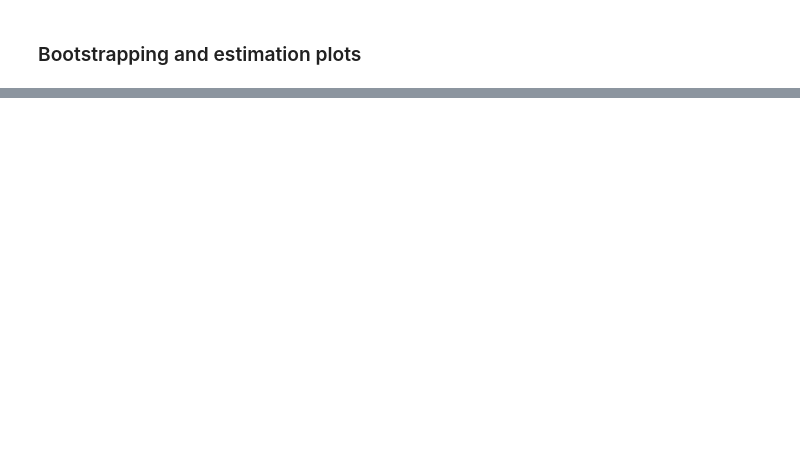
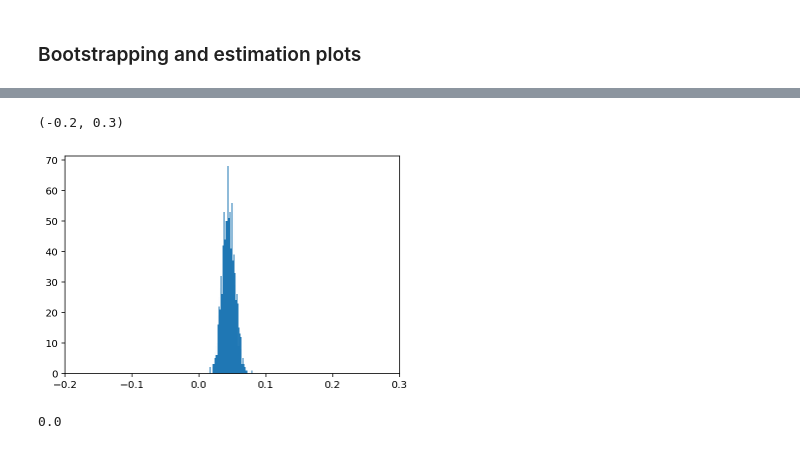
Before and after one commit to badralbanna/quantitative-neuroscience, a Jupyter notebook: (BFA) Ex 8 - hypothesis testing.ipynb, the cells around one changed output, grey strips where cells are left out. Drawn from its saved outputs; the diff is of its cells as text; code cells hidden in the pictures; blank space fills up the shorter version.

```diff
--- a/(BFA) Ex 8 - hypothesis testing.ipynb
+++ b/(BFA) Ex 8 - hypothesis testing.ipynb
@@ -165,0 +360,7 @@ sps.f_oneway(X1, X2, X3)
+# %%
+# Excerise: Write a loop to generate N_rep sample means from Y. Uese these to find out a p_value for whether mean differs from 0.
+
+N_rep = 2000
+sample_means = []
+for i in range(N_rep):
+    ???
@@ -165,0 +376,11 @@ sps.f_oneway(X1, X2, X3)
+# %%
+# Excerise: Write a loop to generate N_rep sample means from Y1 and . Uese these to find out a p_value for whether mean differs from 0.
+
+N_rep = 2000
+sample_means_1 = []
+sample_means_2 = []
+for i in range(N_rep):
+    ???
+
+how_often_s1_larger = [s1 > s2 for s1 in sample_means_1 for s2 in sample_means_2]
+p_value = np.sum(how_often_s1_larger) / len(how_often_s1_larger)
@@ -165,0 +462,20 @@ sps.f_oneway(X1, X2, X3)
+# %%
+# Excerise: Write a loop to generate N_rep sample means from Y. Uese these to find out a p_value for whether mean differs from 0.
+
+N_rep = 2000
+sample_means = []
+for i in range(N_rep):
+    sample_means.append(np.random.choice(Y, size=len(Y), replace=True).mean())
+# %%
+fig, ax = plt.subplots()
+b, c, _ = ax.hist(sample_means, bins=100)
+ax.set_xlim(-.2, .3)
+# %% [output]
+(-0.2, 0.3)
+[figure, added]
+# %%
+# one-sided p-value
+mu = 0
+(np.array(sample_means) < mu).sum() / len(sample_means)
+# %% [output]
+0.0
```
Also changed, not shown: parts of 109 cells of this notebook, 1 other file.
